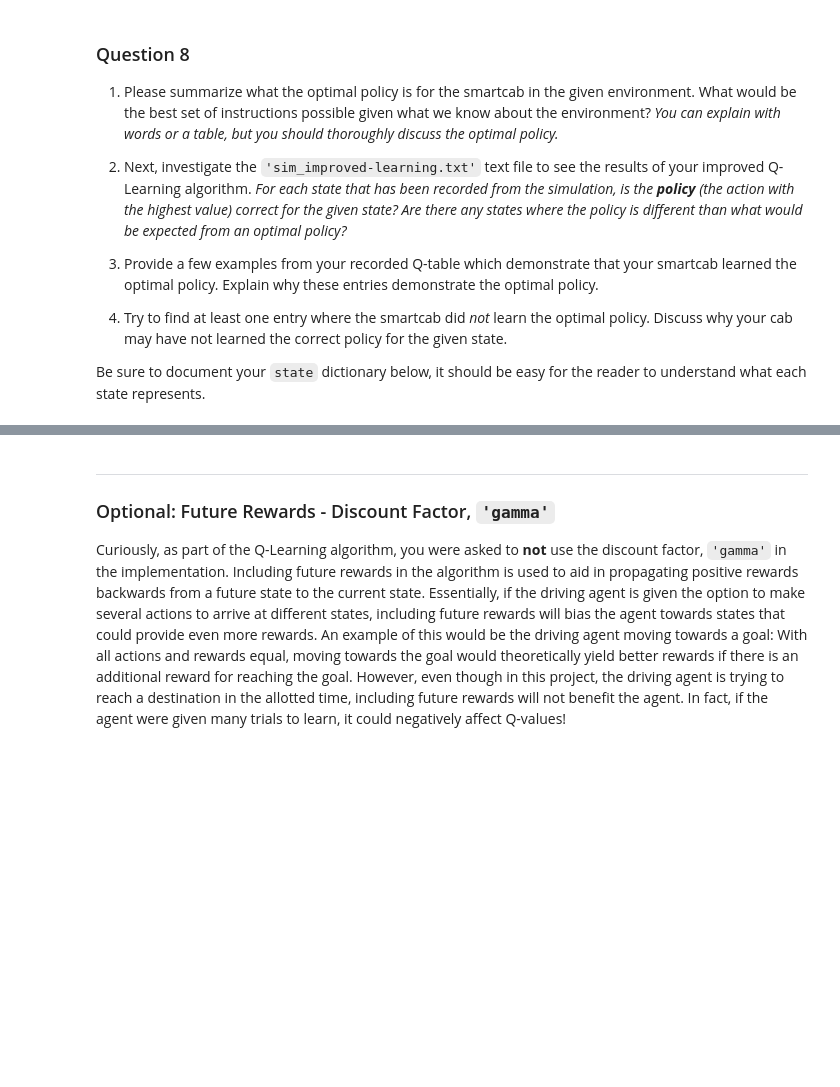
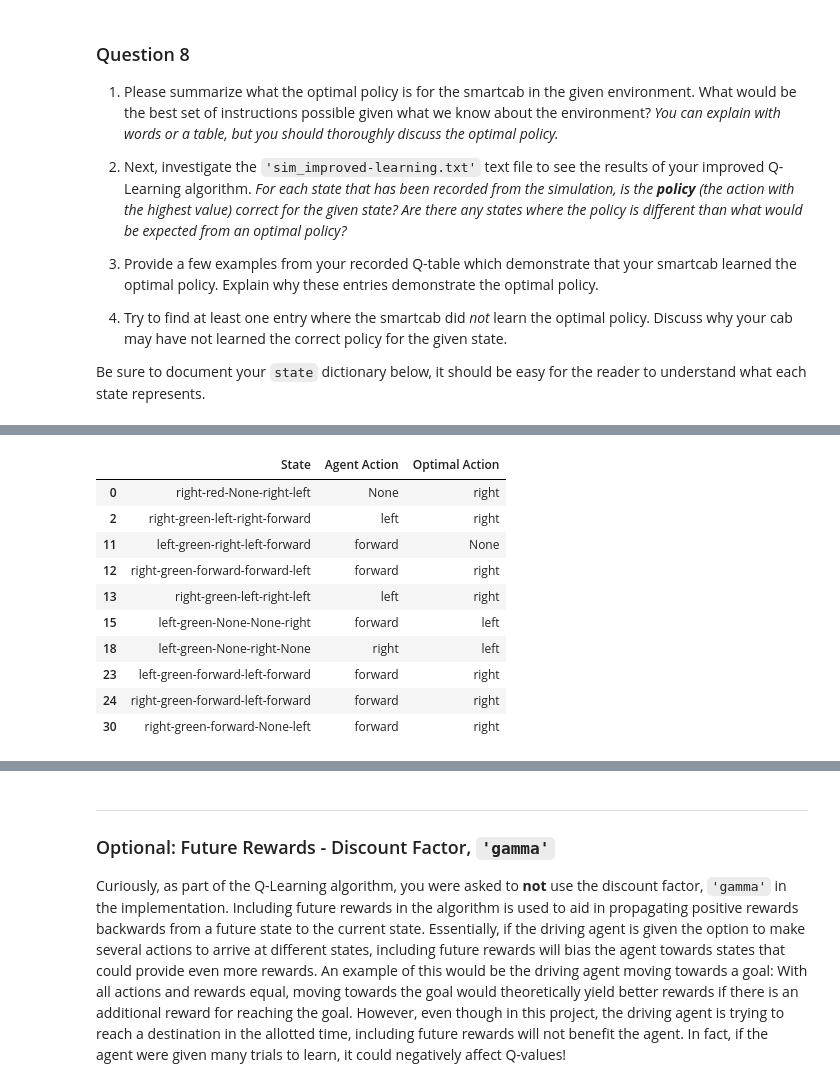
Before and after one commit to mrugeles/smartcab, a Jupyter notebook: smartcab.ipynb, the cells around one changed output, grey strips where cells are left out. Saved outputs shown, nothing was run; the diff lists cells and outputs as text; code cells hidden in the pictures; blank space fills up the shorter version.

```diff
--- a/smartcab.ipynb
+++ b/smartcab.ipynb
@@ -300,0 +321,21 @@ Be sure to document your `state` dictionary below, it should be easy for the rea
+# %%
+from eval_policy import EvalPolicy
+import pandas as pd
+from IPython.display import display
+
+evalPolicy = EvalPolicy()
+policy_comparison_df = evalPolicy.compare_policy()
+#display(policy_comparison_df)
+display(policy_comparison_df[policy_comparison_df['Agent Action'] != policy_comparison_df['Optimal Action']].head(10))
+# %% [output]
+|  | State | Agent Action | Optimal Action |
+| 0 | right-red-None-right-left | None | right |
+| 2 | right-green-left-right-forward | left | right |
+| 11 | left-green-right-left-forward | forward | None |
+| 12 | right-green-forward-forward-left | forward | right |
+| 13 | right-green-left-right-left | left | right |
+| 15 | left-green-None-None-right | forward | left |
+| 18 | left-green-None-right-None | right | left |
+| 23 | left-green-forward-left-forward | forward | right |
+| 24 | right-green-forward-left-forward | forward | right |
+| 30 | right-green-forward-None-left | forward | right |
```
Also changed, not shown: parts of 6 cells of this notebook, 4 other files.
